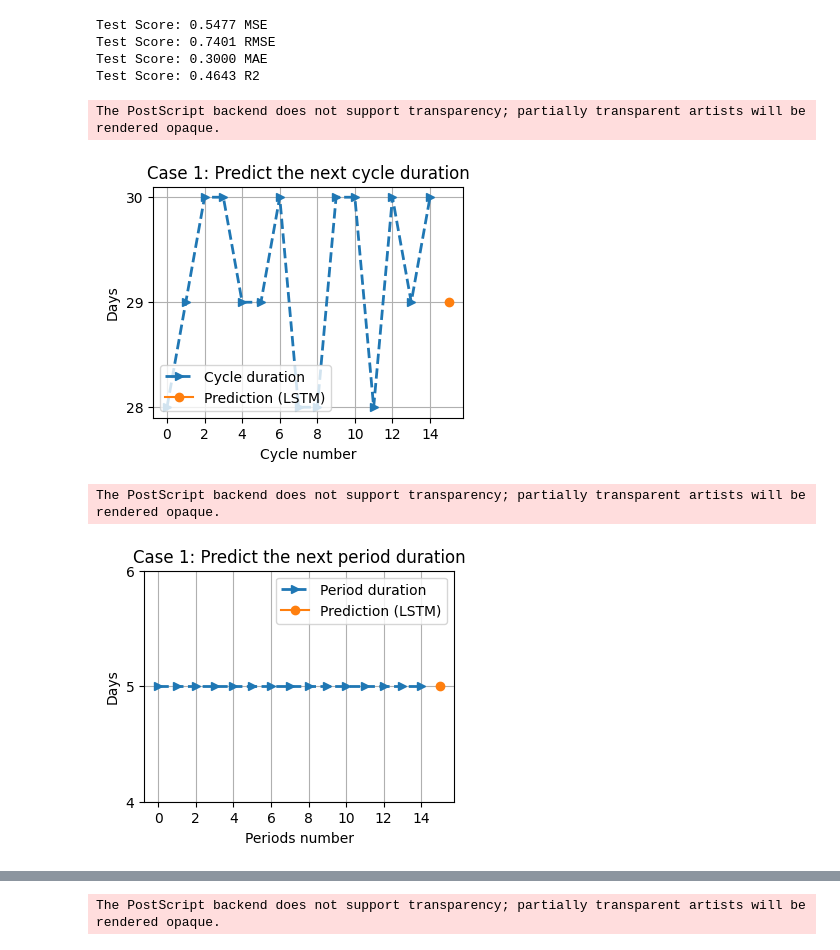
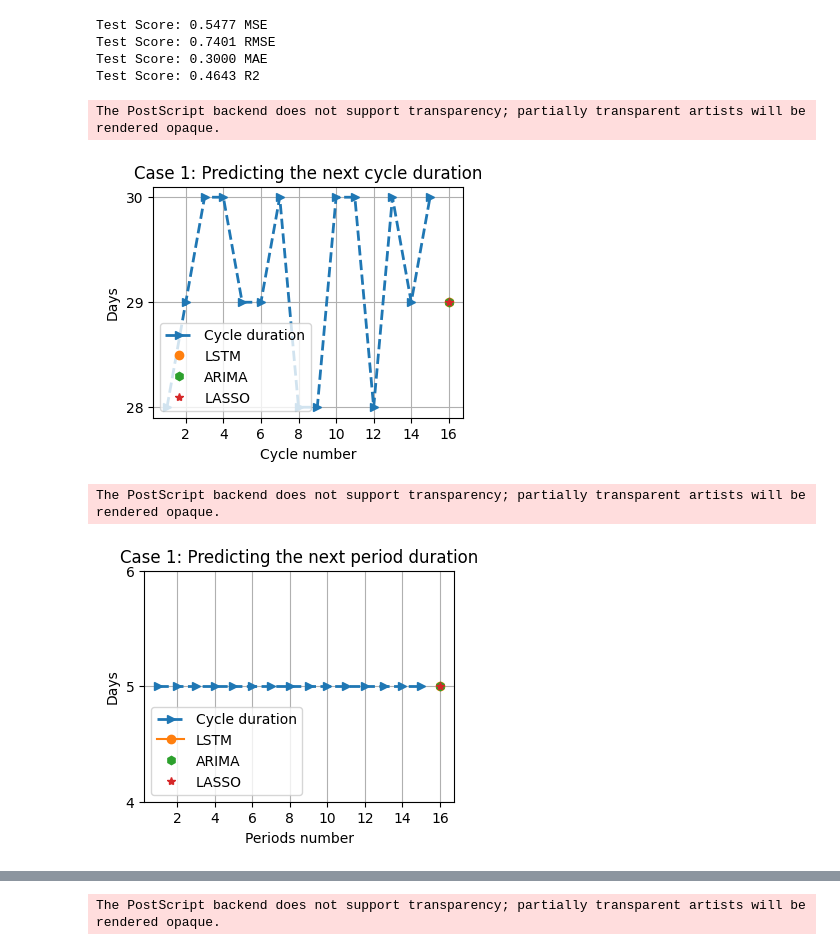
Before and after one commit to cilab-ufersa/period_cycle_prediction, a Jupyter notebook: period_cycle_prediction/models_lstm.ipynb, the cells around one changed output, grey strips where cells are left out. Drawn from its saved outputs; the diff is of its cells as text; code cells hidden in the pictures.

Commit message:
refactor: refactored plots

```diff
--- a/period_cycle_prediction/models_lstm.ipynb
+++ b/period_cycle_prediction/models_lstm.ipynb
@@ -93,28 +99,33 @@ Test Score: 0.4643 R2
 # %%
 # plot baseline and predictions
 plt.figure(figsize=(4, 3))
-plt.plot(input_test_total_regular_cycle[:,:,0].reshape(-1,1), '-->', linewidth=2.0)
-plt.plot(np.arange(15, 16),testPredict[0,0], '-o')
+plt.plot(np.arange(1,16),input_test_total_regular_cycle[:,:,0].reshape(-1,1), '-->', linewidth=2.0)
+plt.plot(np.arange(16, 17),testPredict[0,0], 'o')
+plt.plot(np.arange(16, 17),testPredict[0,0], 'h')
+plt.plot(np.arange(16, 17),testPredict[0,0], '*')
+
 # round the number in axis
 plt.gca().yaxis.set_major_locator(plt.MaxNLocator(integer=True))
 plt.gca().xaxis.set_major_locator(plt.MaxNLocator(integer=True))
 plt.ylabel('Days')
 plt.xlabel('Cycle number')
 
 
-plt.legend(['Cycle duration', 'Prediction (LSTM)'], loc='lower left')
-plt.title('Case 1: Predict the next cycle duration')
+plt.legend(['Cycle duration', 'LSTM', 'ARIMA', 'LASSO'], loc='lower left')
+plt.title('Case 1: Predicting the next cycle duration')
 plt.grid(True)
 
 fig = plt.gcf()
-fig.savefig('case1_prediction_lstm.eps', dpi=300, bbox_inches='tight')
+fig.savefig('case1_prediction.eps', dpi=300, bbox_inches='tight')
 # %% [output]
 The PostScript backend does not support transparency; partially transparent artists will be rendered opaque.
-[figure, old version]
+[figure, new version]
 # %%
 plt.figure(figsize=(4, 3))
-plt.plot(input_test_total_regular_cycle[:,:,1].reshape(-1,1), '-->', linewidth=2.0)
-plt.plot(np.arange(15, 16),testPredict[0,1], '-o')
+plt.plot(np.arange(1,16), input_test_total_regular_cycle[:,:,1].reshape(-1,1), '-->', linewidth=2.0)
+plt.plot(np.arange(16, 17),testPredict[0,1], '-o')
+plt.plot(np.arange(16, 17),testPredict[0,1], 'h')
+plt.plot(np.arange(16, 17),testPredict[0,1], '*')
 # round the number in axis
 plt.gca().yaxis.set_major_locator(plt.MaxNLocator(integer=True))
 plt.gca().xaxis.set_major_locator(plt.MaxNLocator(integer=True))
@@ -122,15 +133,15 @@ plt.gca().xaxis.set_major_locator(plt.MaxNLocator(integer=True))
 plt.ylim(4, 6)
 plt.ylabel('Days')
 plt.xlabel('Periods number')
-plt.legend(['Period duration', 'Prediction (LSTM)'])
-plt.title('Case 1: Predict the next period duration')
+plt.legend(['Cycle duration', 'LSTM', 'ARIMA', 'LASSO'], loc='lower left')
+plt.title('Case 1: Predicting the next period duration')
 plt.grid(True)
 
 fig = plt.gcf()
-fig.savefig('case1_prediction_period_lstm.eps', dpi=300, bbox_inches='tight')
+fig.savefig('case1_prediction_period.eps', dpi=300, bbox_inches='tight')
 # %% [output]
 The PostScript backend does not support transparency; partially transparent artists will be rendered opaque.
-[figure, old version]
+[figure, new version]
 # %%
 # model 2
 model = tf.keras.models.load_model('simulations/case2/case2_lstm_model.h5')
```
Also changed, not shown: parts of 11 cells of this notebook.
